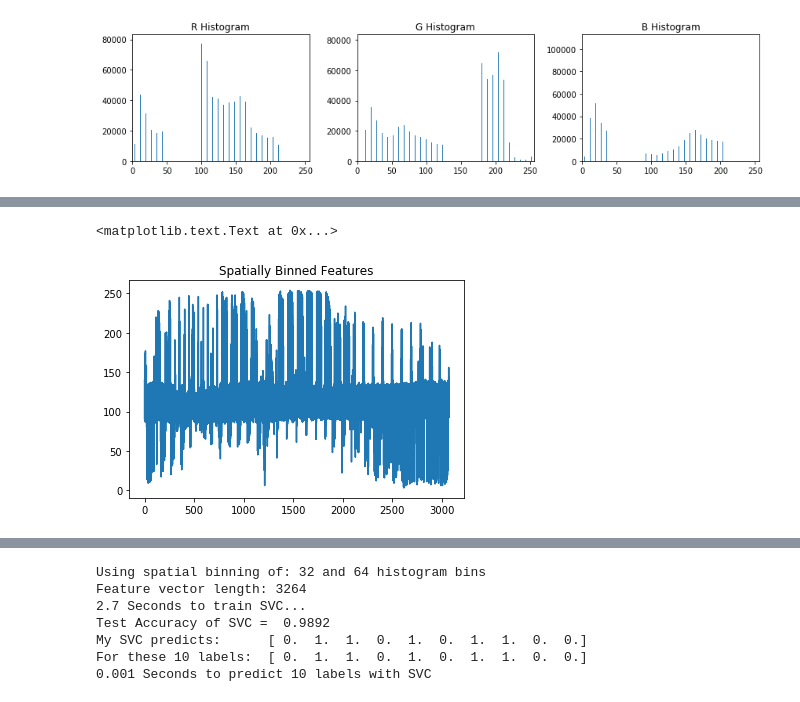
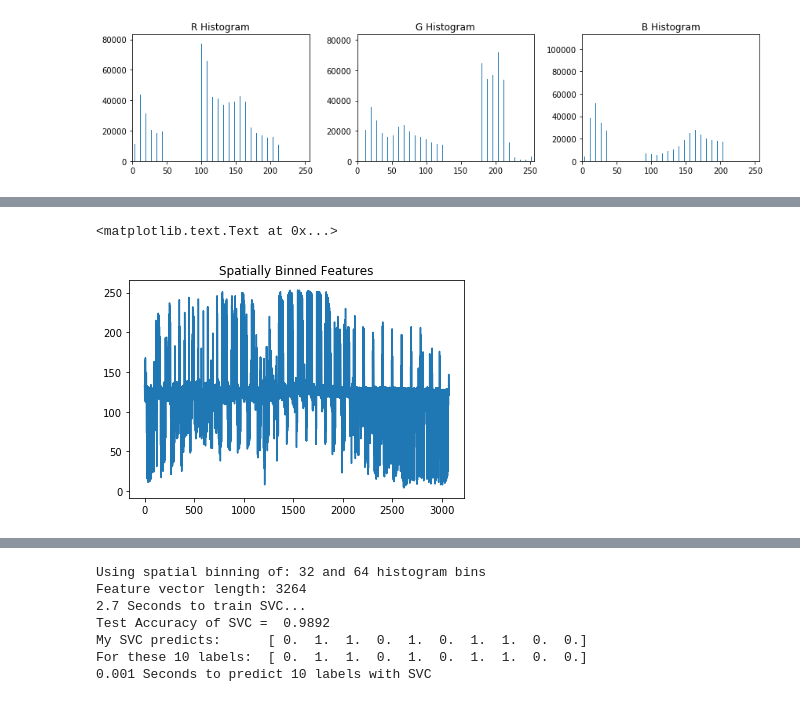
Before and after one commit to shmulik-willinger/vehicle-detection, a Jupyter notebook: Vehicle_Detection_and_Tracking.ipynb, the cells around one changed output, grey strips where cells are left out. Cells and saved outputs as stored; diff of their text form; code cells hidden in the pictures.

```diff
--- a/Vehicle_Detection_and_Tracking.ipynb
+++ b/Vehicle_Detection_and_Tracking.ipynb
@@ -160,10 +164,10 @@ def plot3d(pixels, colors_rgb, axis_labels=list("RGB"), axis_limits=[(0, 255), (
 
 
 # Read a color image
-img = mpimg.imread('C:\\data\\detection\\templates\\cutout1.jpg')
+img = mpimg.imread('C:\\data\\detection\\templates\\cutout2.jpg')
 
 # Select a small fraction of pixels to plot by subsampling it
-scale = max(img.shape[0], img.shape[1], 64) / 64  # at most 64 rows and columns
+scale = max(img.shape[0], img.shape[1], 256) / 256  # at most 64 rows and columns
 img_small = cv2.resize(img, (np.int(img.shape[1] / scale), np.int(img.shape[0] / scale)), interpolation=cv2.INTER_NEAREST)
 
 # Convert subsampled image to desired color space(s)
@@ -193,33 +196,33 @@ import matplotlib.image as mpimg
 
 # Read in an image
 # You can also read cutout2, 3, 4 etc. to see other examples
 image = mpimg.imread('C:\\data\\detection\\templates\\cutout1.jpg')
 
 # compute color histogram features
 def bin_spatial(img, color_space='RGB', size=(32, 32)):
     if color_space == 'RGB':
         feature_image = np.copy(img)
     elif color_space == 'HSV':
         feature_image = cv2.cvtColor(img, cv2.COLOR_RGB2HSV)
     elif color_space == 'LUV':
         feature_image = cv2.cvtColor(img, cv2.COLOR_RGB2LUV)
     elif color_space == 'HLS':
         feature_image = cv2.cvtColor(img, cv2.COLOR_RGB2HLS)
     elif color_space == 'YUV':
         feature_image = cv2.cvtColor(img, cv2.COLOR_RGB2YUV)
     elif color_space == 'YCrCb':
         feature_image = cv2.cvtColor(img, cv2.COLOR_RGB2YCrCb)
 
     # create the feature vector
     features = cv2.resize(feature_image, size).ravel()
     return features
 
-feature_vec = bin_spatial(image, color_space='LUV', size=(32, 32))
+feature_vec = bin_spatial(image, color_space='YUV', size=(32, 32))
 
 # Plot features
 plt.plot(feature_vec)
 plt.title('Spatially Binned Features')
 # %% [output]
 <matplotlib.text.Text at 0x...>
-[figure, old version]
+[figure, new version]
 # %%
```
Also changed, not shown: parts of 11 cells of this notebook.
